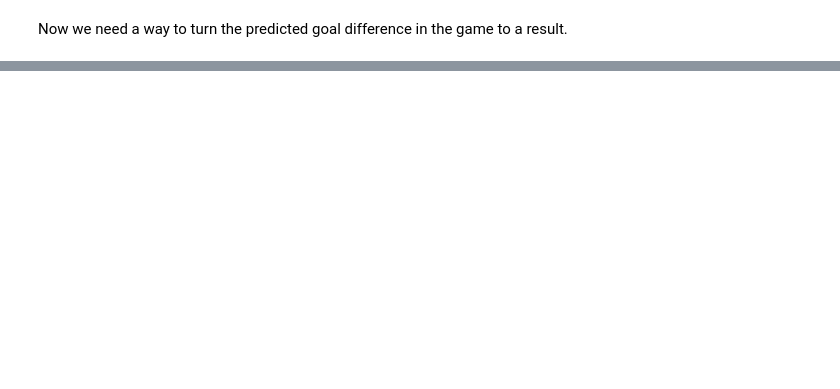
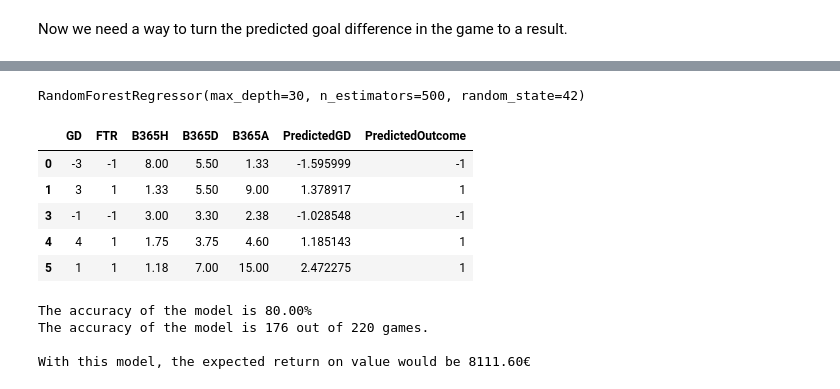
Before and after one commit to AndreasMarken/A3I-Unibo-Project, a Jupyter notebook: notebook/7. Regression.ipynb, the cells around one changed output, grey strips where cells are left out. Cells and saved outputs as stored; diff of their text form; code cells hidden in the pictures; blank space fills up the shorter version.

```diff
--- a/notebook/7. Regression.ipynb
+++ b/notebook/7. Regression.ipynb
@@ -223,0 +192,27 @@ regressors = {
+# %%
+regr = RandomForestRegressor(n_estimators=500,
+                             max_depth=30,
+                             random_state=random_state)
+# %%
+regr.fit(X_train, y_train)
+# %% [output]
+RandomForestRegressor(max_depth=30, n_estimators=500, random_state=42)
+# %%
+predicitions = regr.predict(X_test)
+# %%
+mapped_predictions = map_result(predicitions)
+# %%
+import numpy as np
+mask = np.array(mapped_predictions) != 0
+
+predicitions_df = pd.concat([df_test[[target, "FTR", "B365H", "B365D", "B365A"]].reset_index(drop=True), pd.Series(predicitions, name="PredictedGD"), pd.Series(mapped_predictions, name="PredictedOutcome")], axis=1)
+predicitions_df = predicitions_df[mask]
+
+predicitions_df.head()
+# %% [output]
+|  | GD | FTR | B365H | B365D | B365A | PredictedGD | PredictedOutcome |
+| 0 | -3 | -1 | 8.00 | 5.50 | 1.33 | -1.595999 | -1 |
+| 1 | 3 | 1 | 1.33 | 5.50 | 9.00 | 1.378917 | 1 |
+| 3 | -1 | -1 | 3.00 | 3.30 | 2.38 | -1.028548 | -1 |
+| 4 | 4 | 1 | 1.75 | 3.75 | 4.60 | 1.185143 | 1 |
+| 5 | 1 | 1 | 1.18 | 7.00 | 15.00 | 2.472275 | 1 |
@@ -223,0 +221,10 @@ regressors = {
+# %%
+print(f"""The accuracy of the model is {accuracy:.2%}
+The accuracy of the model is {accuracy*len(predicitions_df):.0f} out of {len(predicitions_df)} games.
+""")
+print(f"With this model, the expected return on value would be {won:.2f}€")
+# %% [output]
+The accuracy of the model is 80.00%
+The accuracy of the model is 176 out of 220 games.
+
+With this model, the expected return on value would be 8111.60€
```
Also changed, not shown: parts of 21 cells of this notebook.
